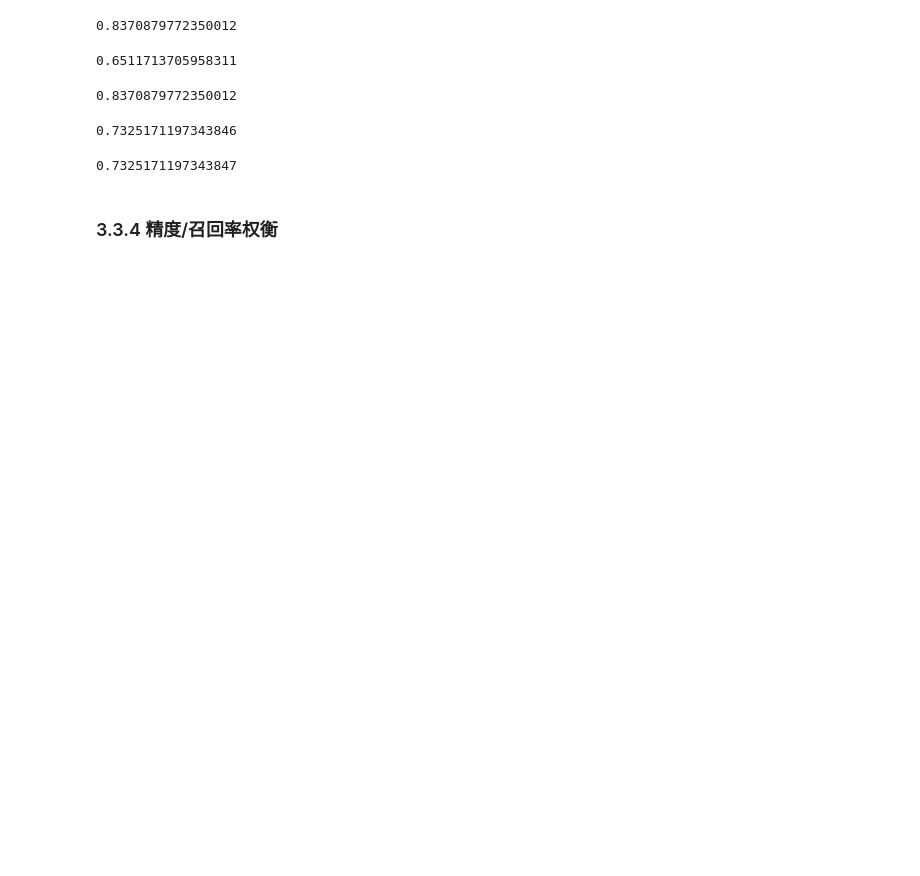
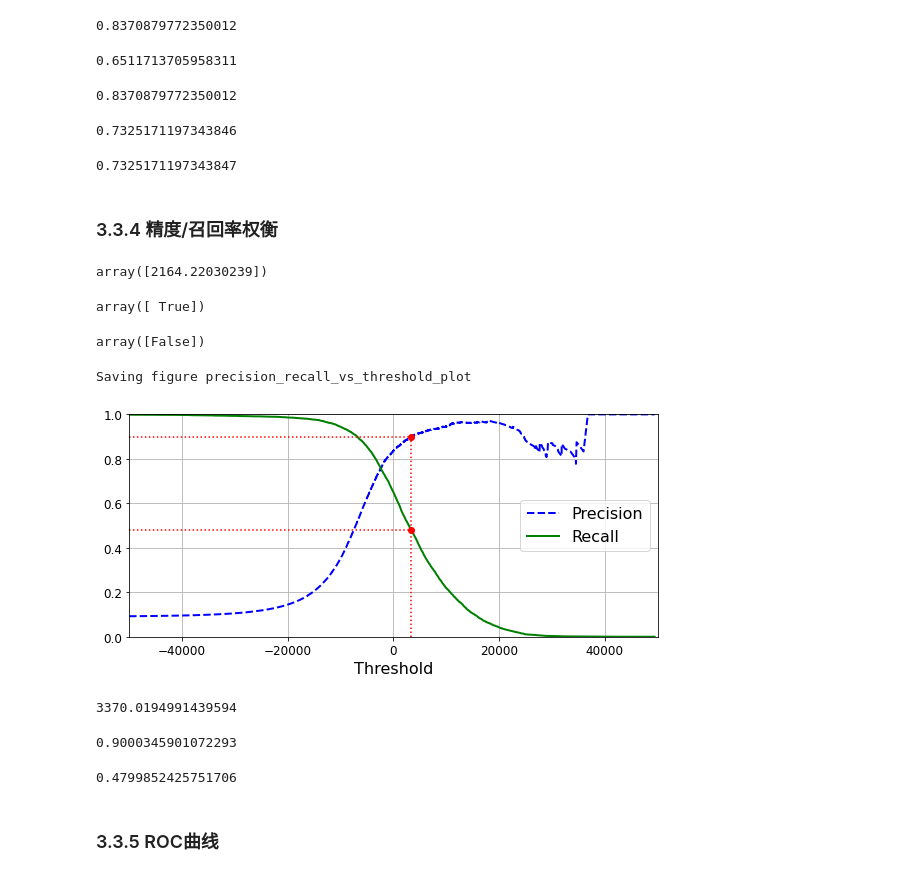
Before and after one commit to Vuean/Hands-On-ML, a Jupyter notebook: Chapter3/03_classification.ipynb, the cells around one changed output. Saved outputs shown, nothing was run; the diff lists cells and outputs as text; code cells hidden in the pictures; blank space fills up the shorter version.

```diff
--- a/Chapter3/03_classification.ipynb
+++ b/Chapter3/03_classification.ipynb
@@ -222,3 +222,62 @@ cm[1, 1] / (cm[1, 1] + (cm[1, 0] + cm[0, 1]) / 2)
 0.7325171197343847
 # %% [markdown]
 ### 3.3.4 精度/召回率权衡
+# %%
+# Scikit-Learn不允许直接设置阈值，但是可以访问它用于预测的决策分数
+y_scores = sgd_clf.decision_function([some_digit])
+y_scores
+# %% [output]
+array([2164.22030239])
+# %%
+threshold = 0
+y_some_digit_pred = (y_scores > threshold)
+y_some_digit_pred
+# %% [output]
+array([ True])
+# %%
+# 提升阈值
+threshold = 8000
+y_some_digit_pred = (y_scores > threshold)
+y_some_digit_pred
+# %% [output]
+array([False])
+# %%
+# 如何决定使用什么阈值呢
+# 使用`cross_val_predict()`函数获取训练集中所有实例的分数
+y_scores = cross_val_predict(sgd_clf, X_train, y_train_5, cv=3, method="decision_function")
+# %%
+# 计算所有可能的阈值的精度和召回率
+from sklearn.metrics import precision_recall_curve
+precisions, recalls, thresholds = precision_recall_curve(y_train_5, y_scores)
+# %%
+# 使用Matplotlib绘制精度和召回率相对于阈值的函数图
+def plot_precision_recall_vs_threshold(precisions, recalls, thresholds):
+    plt.plot(thresholds, precisions[:-1], "b--", label="Precision", linewidth=2)
+    plt.plot(thresholds, recalls[:-1], "g-", label="Recall", linewidth=2)
+    plt.legend(loc="center right", fontsize=16) # Not shown in the book
+    plt.xlabel("Threshold", fontsize=16)        # Not shown
+    plt.grid(True)                              # Not shown
+    plt.axis([-50000, 50000, 0, 1])             # Not shown
+
+
+recall_90_precision = recalls[np.argmax(precisions >= 0.90)]
+threshold_90_precision = thresholds[np.argmax(precisions >= 0.90)]
+
+plt.figure(figsize=(8, 4))                                                                  # Not shown
+plot_precision_recall_vs_threshold(precisions, recalls, thresholds)
+plt.plot([threshold_90_precision, threshold_90_precision], [0., 0.9], "r:")                 # Not shown
+plt.plot([-50000, threshold_90_precision], [0.9, 0.9], "r:")                                # Not shown
+plt.plot([-50000, threshold_90_precision], [recall_90_precision, recall_90_precision], "r:")# Not shown
+plt.plot([threshold_90_precision], [0.9], "ro")                                             # Not shown
+plt.plot([threshold_90_precision], [recall_90_precision], "ro")                             # Not shown
+save_fig("precision_recall_vs_threshold_plot")                                              # Not shown
+plt.show()
+# %% [output]
+Saving figure precision_recall_vs_threshold_plot
+[figure, added]
+# %%
+# 提供至少90%精度的最低阈值
+threshold_90_precision = thresholds[np.argmax(precisions >= 0.90)]
+threshold_90_precision
+# %% [output]
+3370.0194991439594
@@ -224,0 +286,10 @@ cm[1, 1] / (cm[1, 1] + (cm[1, 0] + cm[0, 1]) / 2)
+# %%
+precision_score(y_train_5, y_train_pred_90)
+# %% [output]
+0.9000345901072293
+# %%
+recall_score(y_train_5, y_train_pred_90)
+# %% [output]
+0.4799852425751706
+# %% [markdown]
+### 3.3.5 ROC曲线
```
Also changed, not shown: parts of 1 cell of this notebook, 3 other files.
